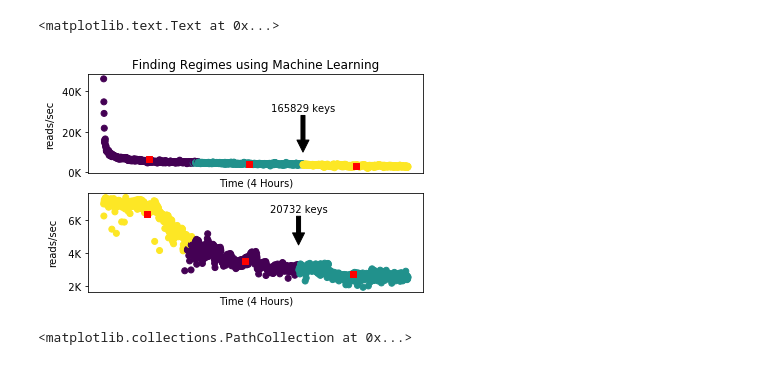
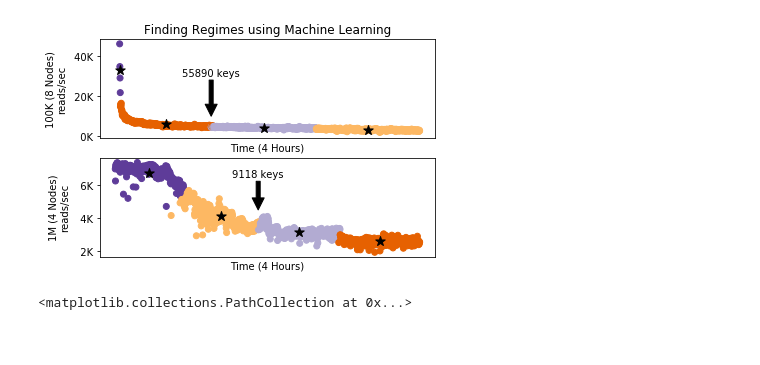
Before and after one commit to michaelsevilla/parsplice-popper, a Jupyter notebook: viz/viz-kmeans.ipynb, the cells around one changed output. Saved outputs shown, nothing was run; the diff lists cells and outputs as text; code cells hidden in the pictures.

```diff
--- a/viz/viz-kmeans.ipynb
+++ b/viz/viz-kmeans.ipynb
@@ -40,76 +40,66 @@ def get_nth_val(op, results, rank="1", label="", begin=""):
     keys = df[df['shift'] > begin*10].head(1)['count']
     return keys
 
-
 def plot_kmeans(ax, op, results, rank="1", label="", y=(3000, 1000)):
+    colors = ['#e66101', '#fdb863', '#b2abd2', '#5e3c99']
     fname = ""
     untar(results + "/out/perf.tar.gz")
     shutil.move("perf/perf." + rank, "tmp/perf." + rank)
     fname = "tmp/perf." + rank
     df = pd.read_csv(fname, names=['ts', 'op', 'count'])
-
     df = df[df['op'] == op]
     shift = np.min(df['ts']) * np.ones(len(df['ts']))
-
     df['cs'] = df['count'].astype(float) - df['count'].shift(1).astype(float)
 
     # calculate kmeans
     f1 = df['ts'].astype(float) - shift
     f2 = df['cs'].astype(float)
     X=np.matrix(zip(f1, f2.fillna(0)))
-    kmeans = KMeans(n_clusters=3).fit(X)
-    ax.scatter(f1, f2, label=label, c=kmeans.labels_)
+    kmeans = KMeans(n_clusters=4).fit(X)
+    c = []
+    for label in kmeans.labels_:
+        c.append(colors[label])
+    ax.scatter(f1, f2, label=label, c=c)
     for c in kmeans.cluster_centers_:
-        ax.scatter(c[0], c[1], color='red', marker='s')
-
-
-
-
+        ax.scatter(c[0], c[1], color='black', marker='*', s=100)
     ax.set_xlabel("Time (4 Hours)")
     ax.set_xticks([])
-    ax.legend()
+    ax.set_ylabel("reads/sec")
+    #ax.legend()
 
+    # get the 3rd regime=
     seen = [kmeans.labels_[0]]
     begin = -1
     end = -1
-    # get the 3rd regime
     for i in kmeans.labels_:
         if i not in seen:
             seen.append(i)
             if len(seen) == 3:
                 begin = i
             elif len(seen) == 4:
                 end = i
                 break
-    #print seen
-    #print np.where(kmeans.labels_==begin)[0][0]
-    #print np.where(kmeans.labels_==end)[0][0]
 
-
-    # Memory Map Size
+    # annotate the graph with the keyspace size at 3rd regime
     keys = get_nth_val("DBMemoryMapSize", results, begin=np.where(kmeans.labels_==begin)[0][0])
-    #print keys
     x = np.where(kmeans.labels_==begin)[0][0]
-    #print "begin=" + str(x)
     ax.annotate(str(int(keys)) + " keys", xy=(x*10, y[1]), xytext=(x*10, y[0]),
                 arrowprops=dict(facecolor='black'), ha="center")
-    ax.set_ylabel("reads/sec")
     ax.set_yticklabels(['{:3.0f}K'.format(yval/(1000)) for yval in ax.get_yticks()])
 
 fig, ax = plt.subplots(2, 1)#, figsize=(8, 4))
 d = "../experiments/baseline-trinitite/"
-plot_kmeans(ax[0], "DBMemoryGet", d+"nano-sepminima/scale-mantle-workers/scale-mantle-unlimited-71705",
-           y=(30000, 10000))
+plot_kmeans(ax[0], "DBMemoryGet", d+"nano-sepminima/scale-mantle-workers/scale-mantle-unlimited-71705", y=(30000, 10000))
 #plot_kmeans(ax[0], "DBMemoryGet", d+"nano-sepminima/scale-keyspace-trace/scale-workers-4-71541/", label="4N, 100K")
 #plot_kmeans(ax[1], "DBMemoryGet", d+"nano-sepminima/scale-keyspace-trace/scale-workers-4-71541/", label="1N, 100K")
-plot_kmeans(ax[1], "DBMemoryGet", d+"nano-sepminima/scale-keyspace-trace/scale-workers-1M-4-71537/",
-            y=(6500, 4500))
+plot_kmeans(ax[1], "DBMemoryGet", d+"nano-sepminima/scale-keyspace-trace/scale-workers-1M-4-71537/", y=(6500, 4500))
 #plot_kmeans(ax[3], "DBMemoryGet", d+"nano-sepminima/scale-keyspace-trace/scale-workers-1M-1-71684", label="1N, 1M")
 ax[0].set_title("Finding Regimes using Machine Learning")
-#fig.savefig("../paper/figures/futurework-regimes.png", bbox_inches='tight', dpi=400)
+ax[0].set_ylabel("100K (8 Nodes)\nreads/sec")
+ax[1].set_ylabel("1M (4 Nodes)\nreads/sec")
+fig.savefig("../paper/figures/futurework-regimes.png", bbox_inches='tight', dpi=400)
 # %% [output]
-<matplotlib.text.Text at 0x...>
-[figure, old version]
+[figure, new version]
 # %%
 from sklearn.cluster import KMeans
 
```
Also changed, not shown: 7 other files.
